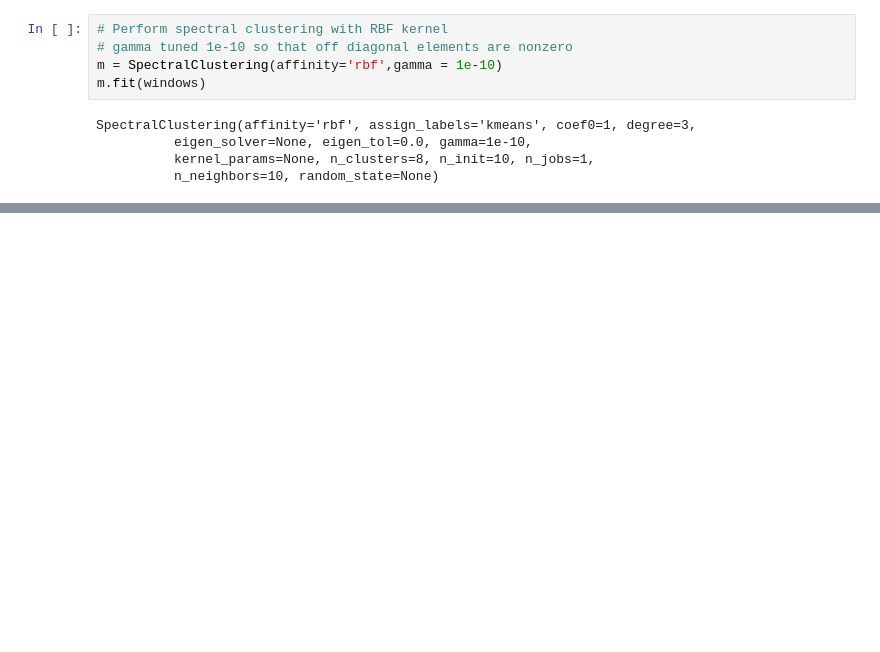
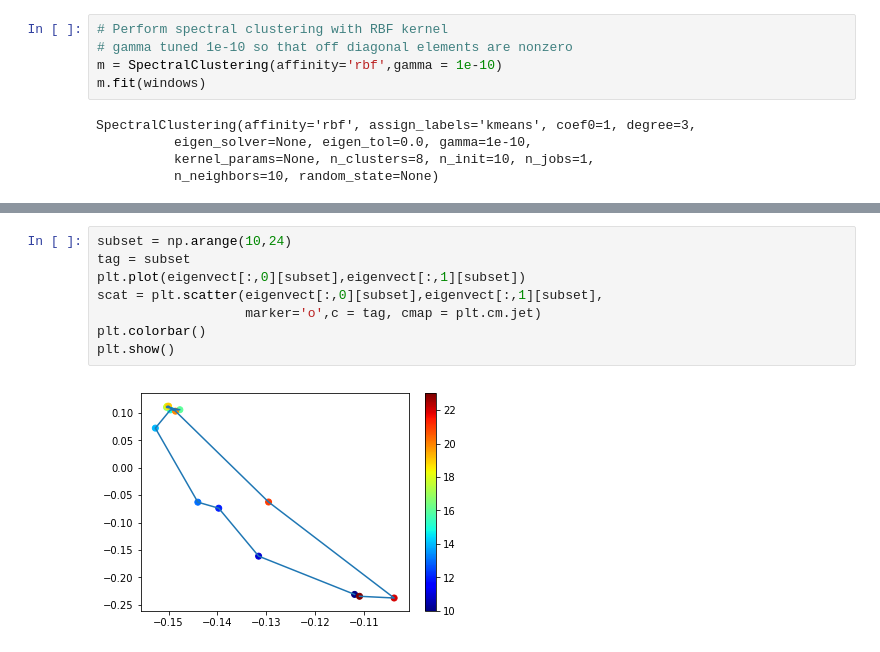
Before and after one commit to sethhirsh/zebrafish582, a Jupyter notebook: Spectral Clustering.ipynb, the cells around one changed output, grey strips where cells are left out. Saved outputs shown, nothing was run; the diff lists cells and outputs as text; blank space fills up the shorter version.

```diff
--- a/Spectral Clustering.ipynb
+++ b/Spectral Clustering.ipynb
@@ -144,0 +163,10 @@ plt.show()
+# %%
+subset = np.arange(10,24)
+tag = subset
+plt.plot(eigenvect[:,0][subset],eigenvect[:,1][subset])
+scat = plt.scatter(eigenvect[:,0][subset],eigenvect[:,1][subset],
+                   marker='o',c = tag, cmap = plt.cm.jet)
+plt.colorbar()
+plt.show()
+# %% [output]
+[figure, added]
```
Also changed, not shown: parts of 10 cells of this notebook.
